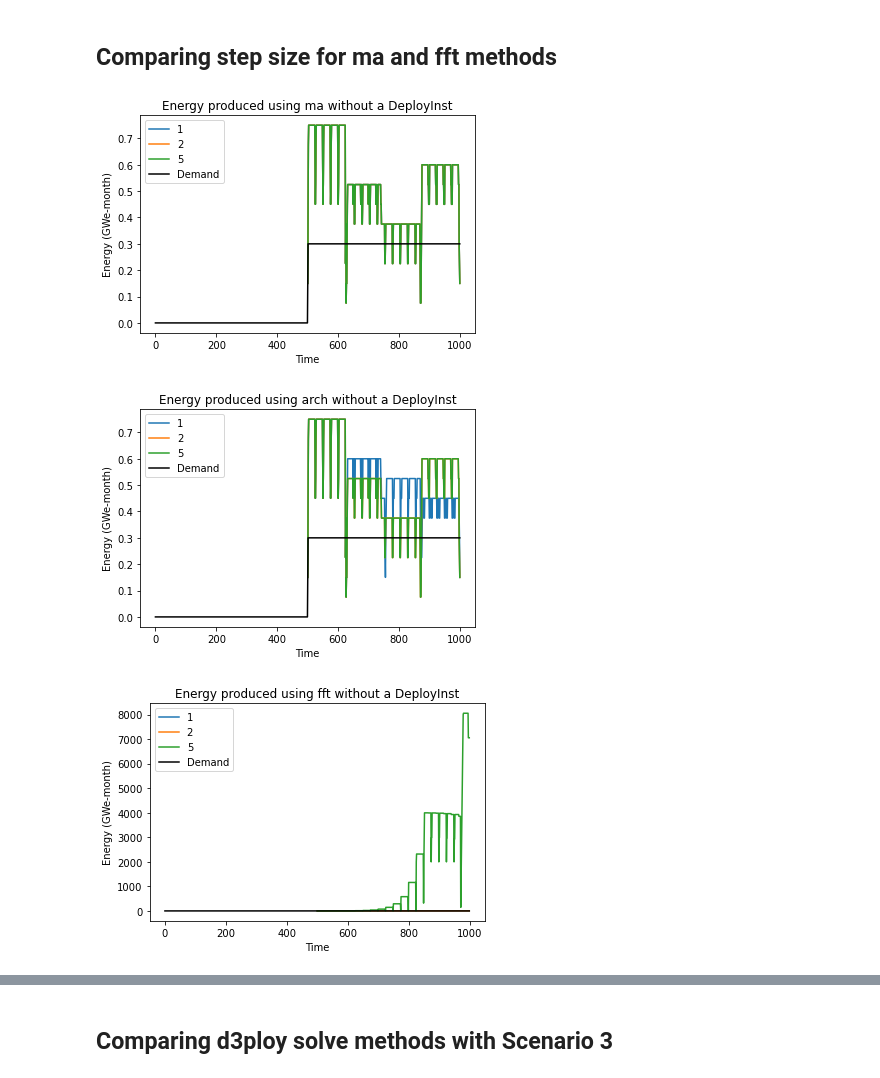
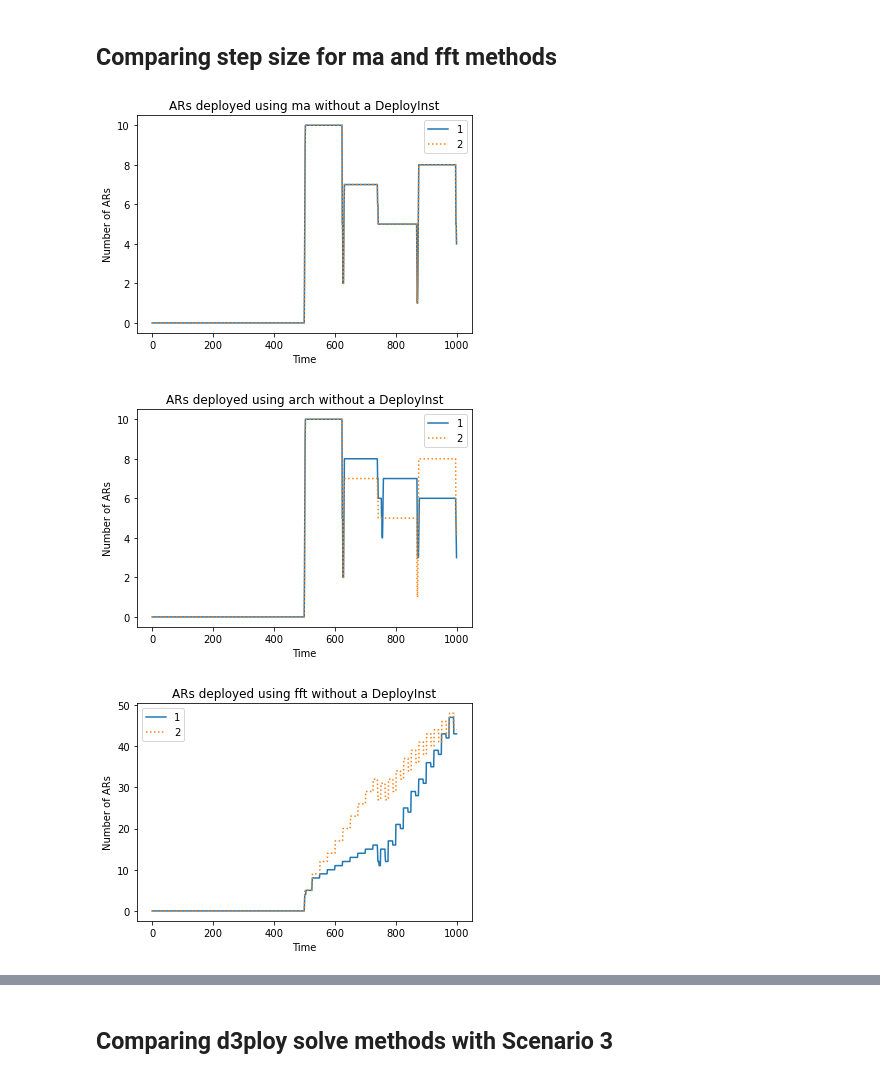
Before and after one commit to abachma2/toy_problems, a Jupyter notebook: cyclus_inputs/Untitled.ipynb, the cells around one changed output, grey strips where cells are left out. Drawn from its saved outputs; the diff is of its cells as text; code cells hidden in the pictures.

Commit message:
add comparision for step sizes:

```diff
--- a/cyclus_inputs/Untitled.ipynb
+++ b/cyclus_inputs/Untitled.ipynb
@@ -154,26 +154,27 @@ for calc in calc_methods:
 ## Comparing step size for ma and fft methods
 # %%
 calc_methods = ["ma", "arch", "fft"]
-steps = [1,2, 5]
+steps = [1,2,5]
+linestyles = ['solid','dotted','dashed','dashdot']
 t = np.linspace(0, 999, 1000)
 non_lwr = ['source', 'sink', 'AdvancedReactor',
                'LWRDeployment', 'sink_source_facilities',
                'SingleRegion', 'source_inst']
 # %%
-# Compare energy based on step size when DeployInst isn't used
+# Compare reactors based on forward step size when DeployInst isn't used
 for calc in calc_methods:
     plt.figure()
-    for step in steps:
+    for step_index, step in enumerate(steps):
         out_file = calc + "_noDI_" + str(step) + ".sqlite"
-        energy = tm.get_monthly_electricity(out_file)
-        plt.plot((energy['Year']-1965)*12, energy['Energy'], label=step)
-    plt.plot(t, np.heaviside(t-500,0.5)*0.3, 'k', label='Demand')
+        AR_numbers = tm.get_prototype_totals(out_file, non_lwr, ['AdvancedReactor'])
+        plt.plot(AR_numbers['Time'], AR_numbers['AdvancedReactor_total'], label=step,
+                 linestyle=linestyles[step_index])
     plt.legend()
     plt.xlabel('Time')
-    plt.ylabel('Energy (GWe-month)')
-    plt.title(f'Energy produced using {calc} without a DeployInst')
+    plt.ylabel('Number of ARs')
+    plt.title(f'ARs deployed using {calc} without a DeployInst')
 # %% [output]
-[figure, old version]
+[figure, new version]
-[figure, old version]
+[figure, new version]
-[figure, old version]
+[figure, new version]
 # %%
```
Also changed, not shown: parts of 3 cells of this notebook.
